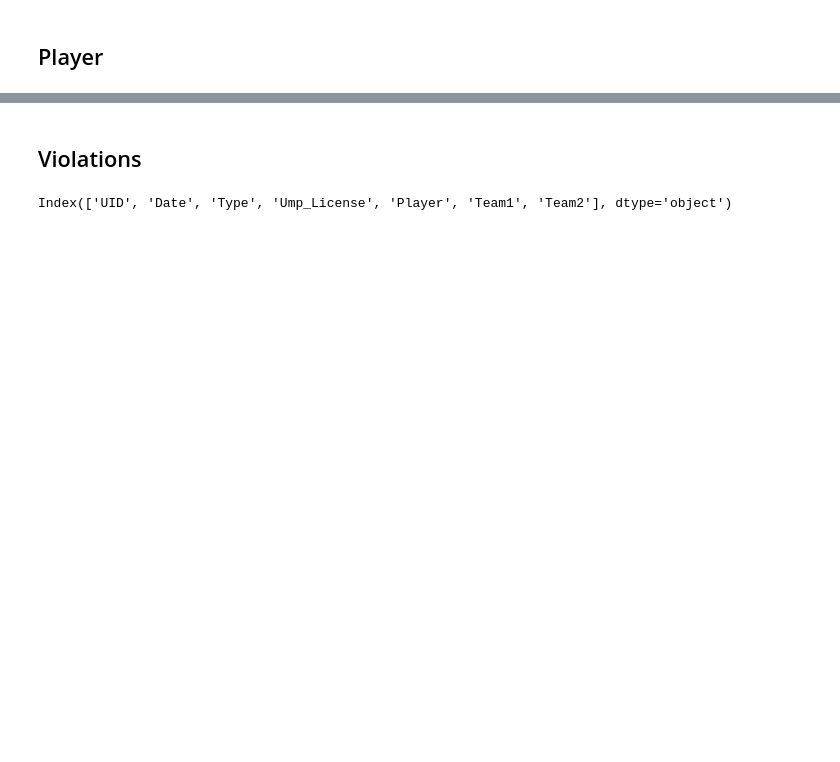
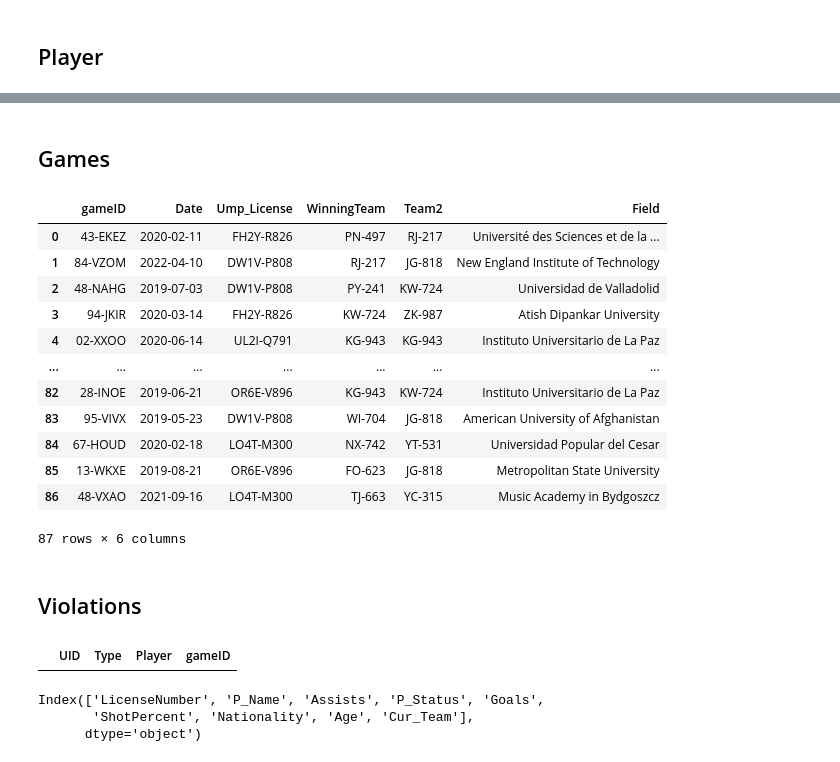
Before and after one commit to orectique/DBMS_EndSemProject, a Jupyter notebook: Code Notebooks/DataSynth.ipynb, the cells around one changed output, grey strips where cells are left out. Cells and saved outputs as stored; diff of their text form; code cells hidden in the pictures; blank space fills up the shorter version.

Commit message:
data creation and insertion

```diff
--- a/Code Notebooks/DataSynth.ipynb
+++ b/Code Notebooks/DataSynth.ipynb
@@ -66,2 +126,30 @@ teams['Manager'] = managerID
+# %% [markdown]
+## Games
+# %%
+games = pd.DataFrame(columns = ['gameID', 'Date', 'Ump_License', 'WinningTeam', 'Team2', 'Field'])
+
+for i in range(87):
+    gid = ''.join(random.choice(string.digits) for i in range(2)) + '-' + ''.join(random.choice(string.ascii_uppercase) for i in range(4))
+    date = fake.date_between(end_date='today', start_date='-3y')
+    ump = random.choice(umpire['LicenseNumber'])
+    [team1, team2] = random.choices(teams['UID'], k = 2)
+    field = random.choice([teams[teams['UID'] == team1]['Home'].to_list()[0], teams[teams['UID'] == team2]['Home'].to_list()[0]])
+    games.loc[len(games)] = [gid, date, ump, team1, team2, field]
+# %%
+games
+# %% [output]
+|  | gameID | Date | Ump_License | WinningTeam | Team2 | Field |
+| 0 | 43-EKEZ | 2020-02-11 | FH2Y-R826 | PN-497 | RJ-217 | Université des Sciences et de la ... |
+| 1 | 84-VZOM | 2022-04-10 | DW1V-P808 | RJ-217 | JG-818 | New England Institute of Technology |
+| 2 | 48-NAHG | 2019-07-03 | DW1V-P808 | PY-241 | KW-724 | Universidad de Valladolid |
+| 3 | 94-JKIR | 2020-03-14 | FH2Y-R826 | KW-724 | ZK-987 | Atish Dipankar University |
+| 4 | 02-XXOO | 2020-06-14 | UL2I-Q791 | KG-943 | KG-943 | Instituto Universitario de La Paz |
+| ... | ... | ... | ... | ... | ... | ... |
+| 82 | 28-INOE | 2019-06-21 | OR6E-V896 | KG-943 | KW-724 | Instituto Universitario de La Paz |
+| 83 | 95-VIVX | 2019-05-23 | DW1V-P808 | WI-704 | JG-818 | American University of Afghanistan |
+| 84 | 67-HOUD | 2020-02-18 | LO4T-M300 | NX-742 | YT-531 | Universidad Popular del Cesar |
+| 85 | 13-WKXE | 2019-08-21 | OR6E-V896 | FO-623 | JG-818 | Metropolitan State University |
+| 86 | 48-VXAO | 2021-09-16 | LO4T-M300 | TJ-663 | YC-315 | Music Academy in Bydgoszcz |
+87 rows × 6 columns
 # %% [markdown]
 ## Violations
@@ -68,7 +158,13 @@ teams['Manager'] = managerID
 # %%
-violations.columns
+violations.head()
 # %% [output]
-Index(['UID', 'Date', 'Type', 'Ump_License', 'Player', 'Team1', 'Team2'], dtype='object')
+|  | UID | Type | Player | gameID |
+# %%
+players.columns
+# %% [output]
+Index(['LicenseNumber', 'P_Name', 'Assists', 'P_Status', 'Goals',
+       'ShotPercent', 'Nationality', 'Age', 'Cur_Team'],
+      dtype='object')
 # %%
 violationType = ['Kicking', 'Tripping', 'Charging', 'Pushing', 'Tackling', 'Holding', 'Touching the Ball']
 
```
Also changed, not shown: parts of 29 cells of this notebook, 18 other files.
